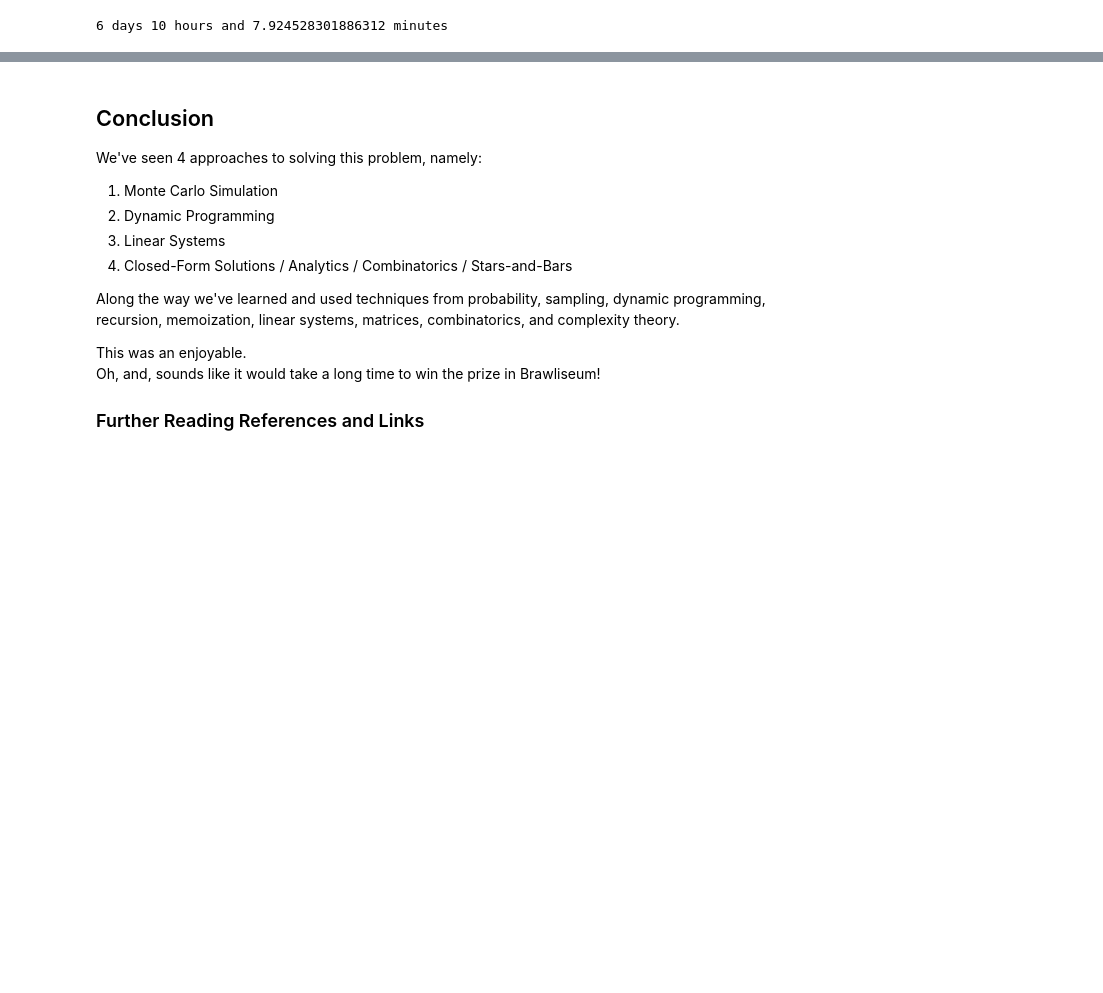
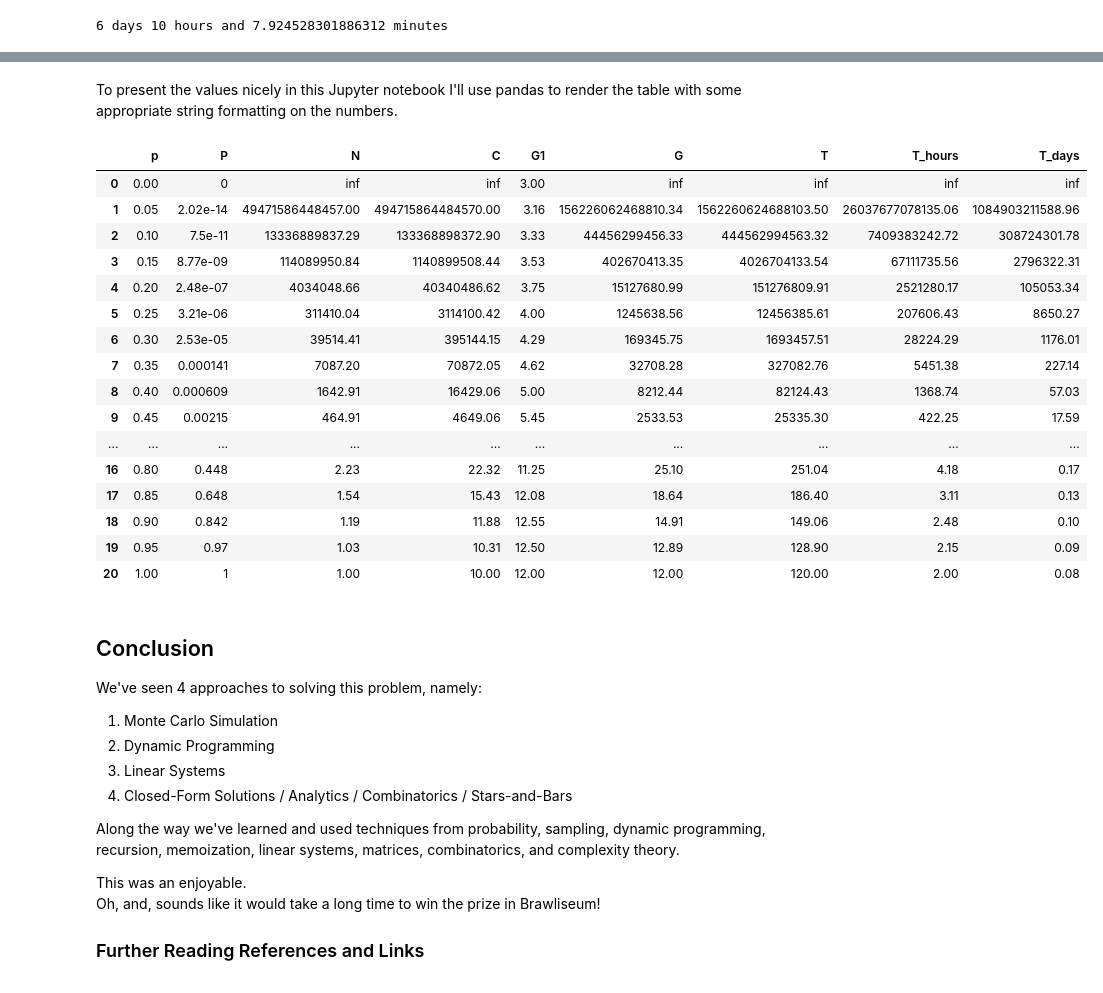
Before and after one commit to jlcarr/MyPuzzles, a Jupyter notebook: GameTournament/GameTournament.ipynb, the cells around one changed output, grey strips where cells are left out. Drawn from its saved outputs; the diff is of its cells as text; code cells hidden in the pictures; blank space fills up the shorter version.

Commit message:
Added table of results

```diff
--- a/GameTournament/GameTournament.ipynb
+++ b/GameTournament/GameTournament.ipynb
@@ -513,3 +521,54 @@ print(f"{days} days {hours} hours and {minutes} minutes")
+# %%
+dp = 0.05
+
+n = 12
+k = 3
+t = 10
+c = 10
+# %%
+p = np.arange(1+dp, step=dp)
+
+P = sum(p**n * (1-p)**j * math.comb(n-1+j, j) for j in range(k))
+N = 1/P
+C = c*N
+G1 = sum( (n+j) * p**n * (1-p)**j * math.comb(n-1 + j, j) for j in range(k)) \
+    + sum( (j+k) * p**j * (1-p)**k * math.comb(j + k-1, k-1) for j in range(n))
+G = G1 * N
+T = t * G
+# %% [markdown]
+To present the values nicely in this Jupyter notebook I'll use pandas to render the table with some appropriate string formatting on the numbers.
+# %%
+df = pd.DataFrame({'p':p, 'P': P, 'N': N, 'C': C, 'G1': G1, 'G': G, 'T': T, 'T_hours': T/60, 'T_days': T/60/24})
+
+df['p'] = df['p'].map("{:.2f}".format)
+df['P'] = df['P'].map("{:.3g}".format)
+df['N'] = df['N'].map("{:.2f}".format)
+df['C'] = df['C'].map("{:.2f}".format)
+df['G1'] = df['G1'].map("{:.2f}".format)
+df['G'] = df['G'].map("{:.2f}".format)
+df['T'] = df['T'].map("{:.2f}".format)
+df['T_hours'] = df['T_hours'].map("{:.2f}".format)
+df['T_days'] = df['T_days'].map("{:.2f}".format)
+
+df
+# %% [output]
+|  | p | P | N | C | G1 | G | T | T_hours | T_days |
+| 0 | 0.00 | 0 | inf | inf | 3.00 | inf | inf | inf | inf |
+| 1 | 0.05 | 2.02e-14 | 49471586448457.00 | 494715864484570.00 | 3.16 | 156226062468810.34 | 1562260624688103.50 | 26037677078135.06 | 1084903211588.96 |
+| 2 | 0.10 | 7.5e-11 | 13336889837.29 | 133368898372.90 | 3.33 | 44456299456.33 | 444562994563.32 | 7409383242.72 | 308724301.78 |
+| 3 | 0.15 | 8.77e-09 | 114089950.84 | 1140899508.44 | 3.53 | 402670413.35 | 4026704133.54 | 67111735.56 | 2796322.31 |
+| 4 | 0.20 | 2.48e-07 | 4034048.66 | 40340486.62 | 3.75 | 15127680.99 | 151276809.91 | 2521280.17 | 105053.34 |
+| 5 | 0.25 | 3.21e-06 | 311410.04 | 3114100.42 | 4.00 | 1245638.56 | 12456385.61 | 207606.43 | 8650.27 |
+| 6 | 0.30 | 2.53e-05 | 39514.41 | 395144.15 | 4.29 | 169345.75 | 1693457.51 | 28224.29 | 1176.01 |
+| 7 | 0.35 | 0.000141 | 7087.20 | 70872.05 | 4.62 | 32708.28 | 327082.76 | 5451.38 | 227.14 |
+| 8 | 0.40 | 0.000609 | 1642.91 | 16429.06 | 5.00 | 8212.44 | 82124.43 | 1368.74 | 57.03 |
+| 9 | 0.45 | 0.00215 | 464.91 | 4649.06 | 5.45 | 2533.53 | 25335.30 | 422.25 | 17.59 |
+| ... | ... | ... | ... | ... | ... | ... | ... | ... | ... |
+| 16 | 0.80 | 0.448 | 2.23 | 22.32 | 11.25 | 25.10 | 251.04 | 4.18 | 0.17 |
+| 17 | 0.85 | 0.648 | 1.54 | 15.43 | 12.08 | 18.64 | 186.40 | 3.11 | 0.13 |
+| 18 | 0.90 | 0.842 | 1.19 | 11.88 | 12.55 | 14.91 | 149.06 | 2.48 | 0.10 |
+| 19 | 0.95 | 0.97 | 1.03 | 10.31 | 12.50 | 12.89 | 128.90 | 2.15 | 0.09 |
+| 20 | 1.00 | 1 | 1.00 | 10.00 | 12.00 | 12.00 | 120.00 | 2.00 | 0.08 |
 # %% [markdown]
 ## Conclusion
 We've seen 4 approaches to solving this problem, namely:
```
Also changed, not shown: parts of 10 cells of this notebook.
